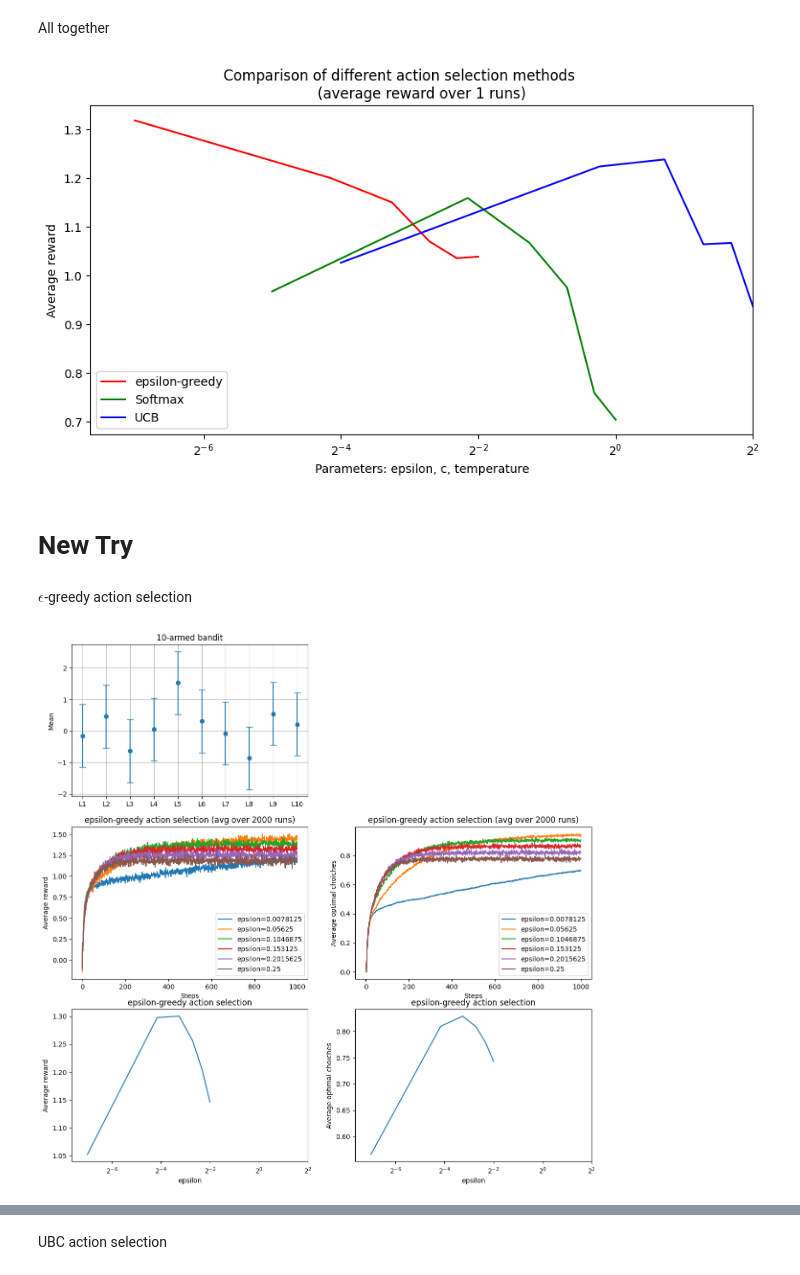
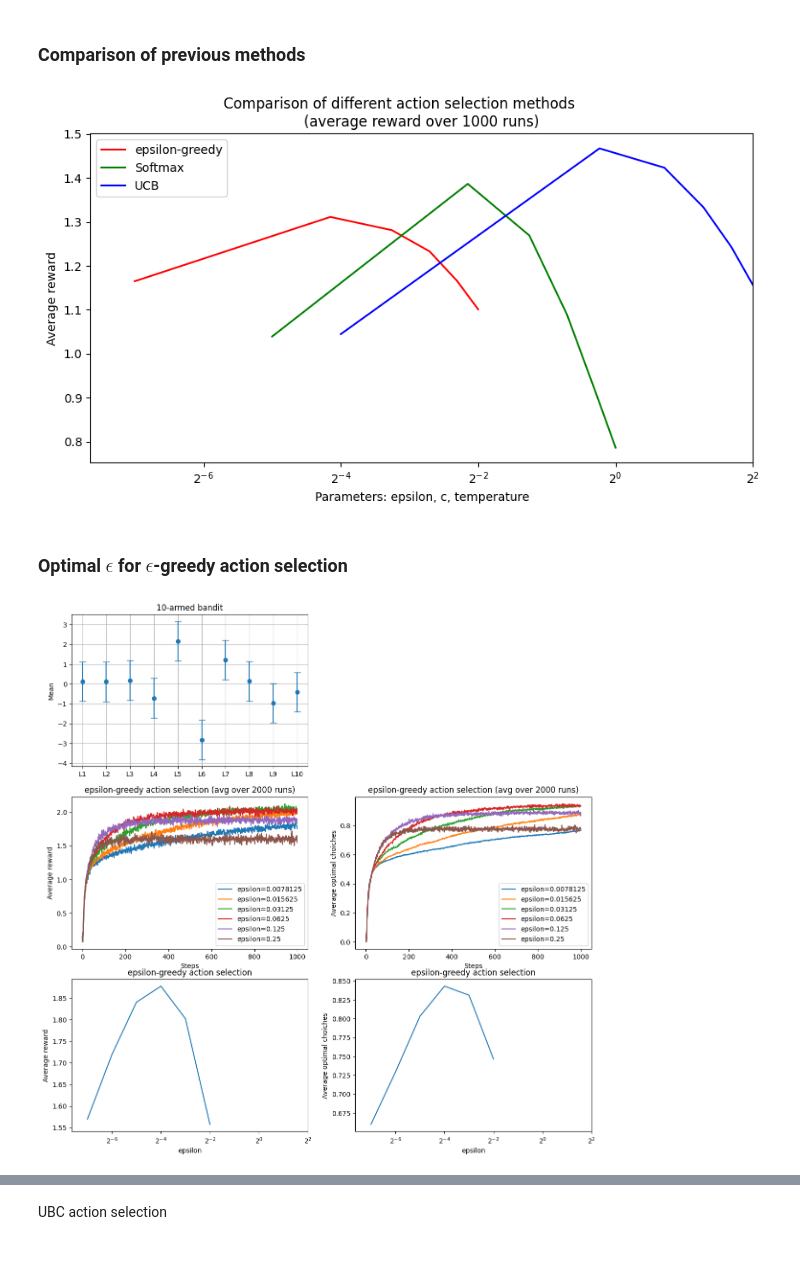
Before and after one commit to NicolaMaestri00/Reinforcement-Learning, a Jupyter notebook: Assignment_1.ipynb, the cells around one changed output, grey strips where cells are left out. Cells and saved outputs as stored; diff of their text form; code cells hidden in the pictures.

```diff
--- a/Assignment_1.ipynb
+++ b/Assignment_1.ipynb
@@ -322,5 +322,5 @@ plt.show()
-# %% [markdown]
-All together
+# %% [markdown]
+### Comparison of previous methods
 # %%
 import numpy as np
 import matplotlib.pyplot as plt
@@ -341,7 +341,7 @@ def next_soft_action(Q, T=1):
 
 # hyperparameters
 n_steps = 1000      # number of steps 1000
-runs = 1       # number of iterations 2000
+runs = 1000       # number of iterations 2000
 n_arms = 10
 
 # k-armed bandit
@@ -394,38 +394,36 @@ t_reward_list = []
 
 for T in temperatures:
     Q = np.zeros((runs, 10))
     N = np.zeros((runs, 10))
     histories = []
     for j in range(runs):
         history = []
         for i in range(n_steps):
             action = next_soft_action(Q[j], T)
             reward = np.random.normal(loc=q[j][action], scale=1)
             N[j][action] += 1
             Q[j][action] += (reward - Q[j][action]) / N[j][action]       # incremental update
             history.append(reward)
         histories.append(history)
     t_reward_list.append(np.mean(np.mean(histories, axis=0)))
 
 
 plt.figure(figsize=(10, 5))
 plt.title(f'Comparison of different action selection methods\
           \n(average reward over {runs} runs)')
 plt.plot(epsilons, epsilon_reward_list, label='epsilon-greedy', color='red')
 plt.plot(temperatures, t_reward_list, label='Softmax', color='green')
 plt.plot(set_of_c, c_reward_list, label='UCB', color='blue')
 plt.ylabel('Average reward')
 plt.xlabel('Parameters: epsilon, c, temperature')
 plt.xscale('log', base=2)
 plt.xlim(0.005, 4, 0.5)
 plt.legend()
 plt.show()
 # %% [output]
-[figure, old version]
+[figure, new version]
-# %% [markdown]
-# New Try
 # %% [markdown]
-$\epsilon$-greedy action selection
+### Optimal $\epsilon$ for $\epsilon$-greedy action selection
 # %%
 import numpy as np
 import matplotlib.pyplot as plt
@@ -517,7 +515,7 @@ plt.xlim(0.005, 4, 0.5)
 
 plt.show()
 # %% [output]
-[figure, old version]
+[figure, new version]
 # %%
 import numpy as np
 import matplotlib.pyplot as plt
```
Also changed, not shown: parts of 17 cells of this notebook, 3 other files.
